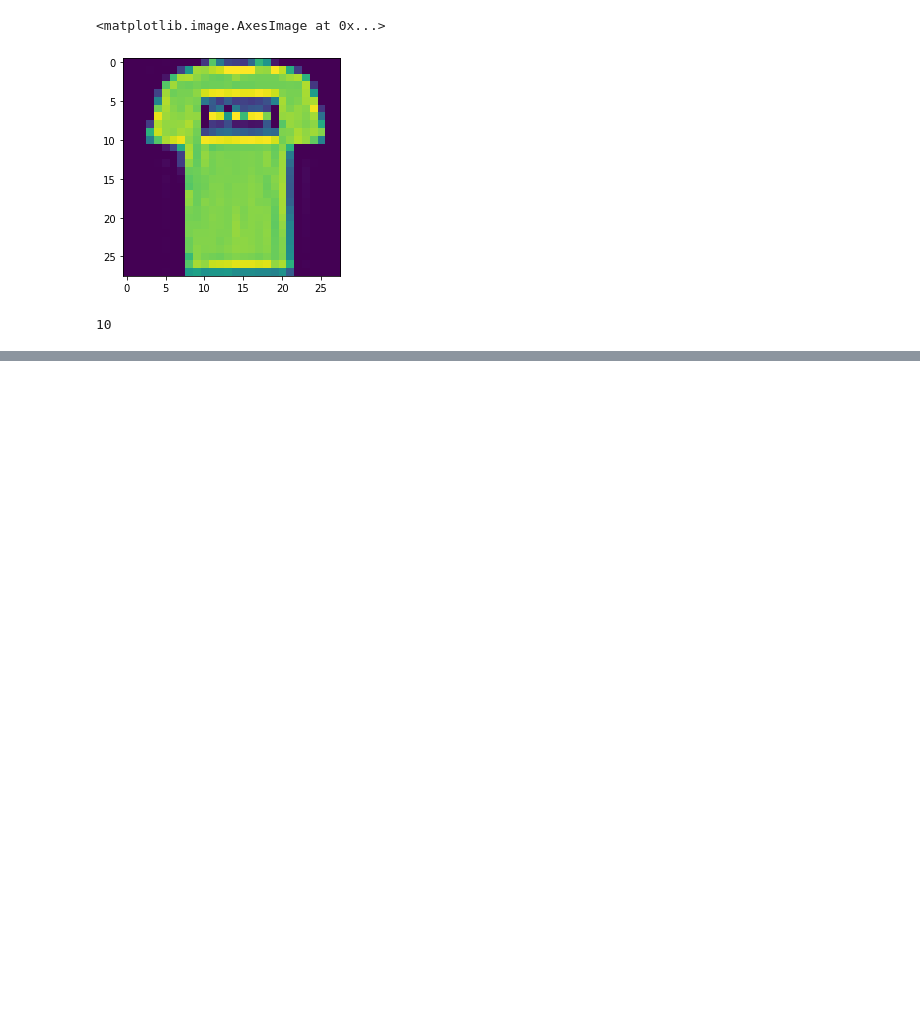
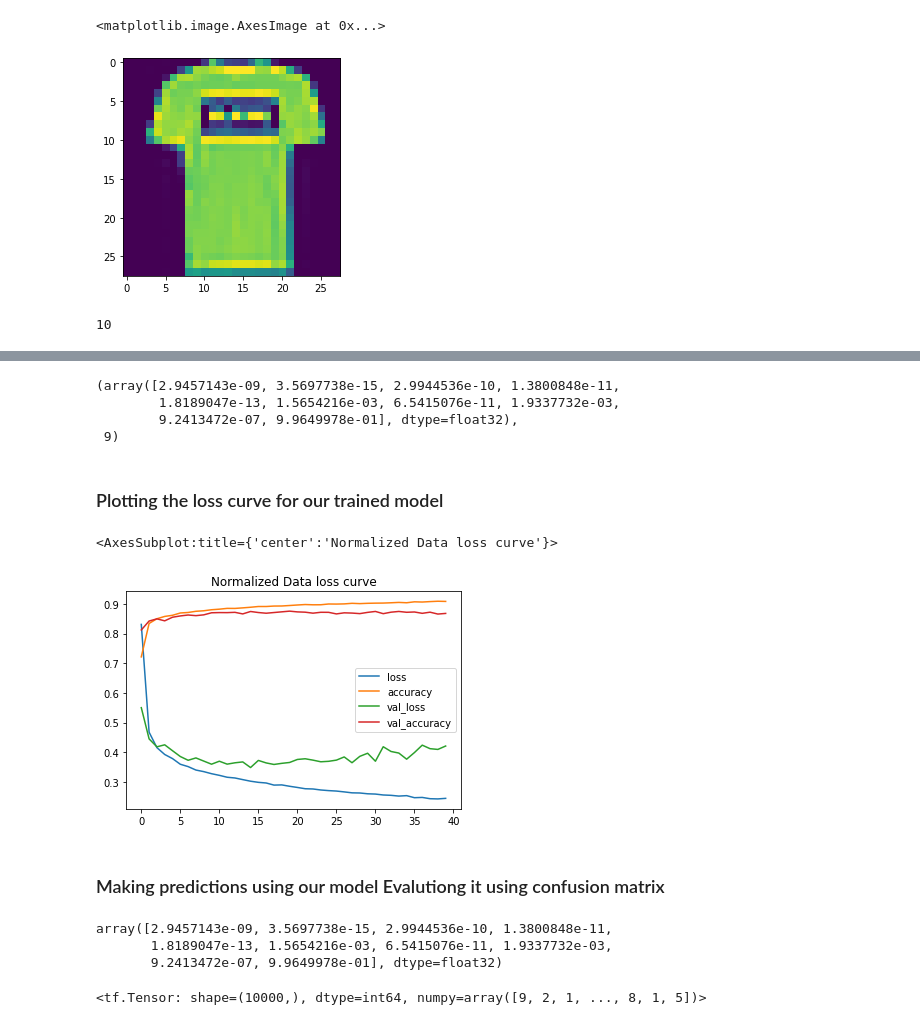
Before and after one commit to FidelM345/Tensorflow_fundamentals, a Jupyter notebook: neuralnet_classification/neuralnet_classification_intro.ipynb, the cells around one changed output, grey strips where cells are left out. Drawn from its saved outputs; the diff is of its cells as text; code cells hidden in the pictures; blank space fills up the shorter version.

Commit message:
i have finished an intro of using neural nets in classification problems

```diff
--- a/neuralnet_classification/neuralnet_classification_intro.ipynb
+++ b/neuralnet_classification/neuralnet_classification_intro.ipynb
@@ -365,0 +365,3 @@ Pl
+# %%
+train_data_norm = (train_data/255)
+train_data_norm.min()
@@ -365,0 +420,3 @@ Pl
+# %%
+train_labels_one_hot_encoded = tf.one_hot(train_labels, depth=10)
+train_labels_one_hot_encoded
@@ -365,0 +432,25 @@ Pl
+# %%
+#Train model using categorical_cross_entropy as the loss function
+#Create the model
+model = tf.keras.models.Sequential([
+    tf.keras.layers.Flatten(input_shape=(28,28)), #flattens our input data to a 1D vector of 784 elemets
+      tf.keras.layers.Dense(16, activation="relu", name="hidden_layer_1"),
+     tf.keras.layers.Dense(32, activation="relu", name="hidden_layer_2"),
+      tf.keras.layers.Dense(64, activation="relu", name="hidden_layer_3"),
+     tf.keras.layers.Dense(128, activation="relu", name="hidden_layer_8"),
+      tf.keras.layers.Dense(64, activation="relu", name="hidden_layer_7"),
+     tf.keras.layers.Dense(32, activation="relu", name="hidden_layer_4"),
+     tf.keras.layers.Dense(16, activation="relu", name="hidden_layer_5"),
+       tf.keras.layers.Dense(8, activation="relu", name="hidden_layer_9"),
+    tf.keras.layers.Dense(10, activation="softmax", name="classification_layer")
+], name="multi_class_classification_model")
+
+#compile the model
+model.compile(
+optimizer = tf.keras.optimizers.Adam(),
+loss = "categorical_crossentropy",
+metrics = ["accuracy"]
+)
+
+non_norm_history = model.fit(train_data_norm,train_labels_one_hot_encoded, epochs=40,
+                             validation_split=0.1, verbose=0) #validation_data= can be used if we have valid_data
@@ -365,0 +463,33 @@ Pl
+# %%
+ y_pred=model.predict((test_data/255))
+
+ y_pred[0], train_labels[0]
+# %% [output]
+(array([2.9457143e-09, 3.5697738e-15, 2.9944536e-10, 1.3800848e-11,
+        1.8189047e-13, 1.5654216e-03, 6.5415076e-11, 1.9337732e-03,
+        9.2413472e-07, 9.9649978e-01], dtype=float32),
+ 9)
+# %% [markdown]
+### Plotting the loss curve for our trained model
+# %%
+pd.DataFrame(non_norm_history.history).plot(title="Normalized Data loss curve")
+# %% [output]
+<AxesSubplot:title={'center':'Normalized Data loss curve'}>
+[figure, added]
+# %% [markdown]
+### Making predictions using our model Evalutiong it using confusion matrix
+# %%
+#making predictions on our model
+y_pred=model.predict((test_data/255))
+
+y_pred[0]
+# %% [output]
+array([2.9457143e-09, 3.5697738e-15, 2.9944536e-10, 1.3800848e-11,
+       1.8189047e-13, 1.5654216e-03, 6.5415076e-11, 1.9337732e-03,
+       9.2413472e-07, 9.9649978e-01], dtype=float32)
+# %%
+#Return index of the highest probability value
+y_pred_index=tf.argmax(y_pred, axis=1)
+y_pred_index
+# %% [output]
+<tf.Tensor: shape=(10000,), dtype=int64, numpy=array([9, 2, 1, ..., 8, 1, 5])>
```
Also changed, not shown: parts of 30 cells of this notebook, 9 other files.
